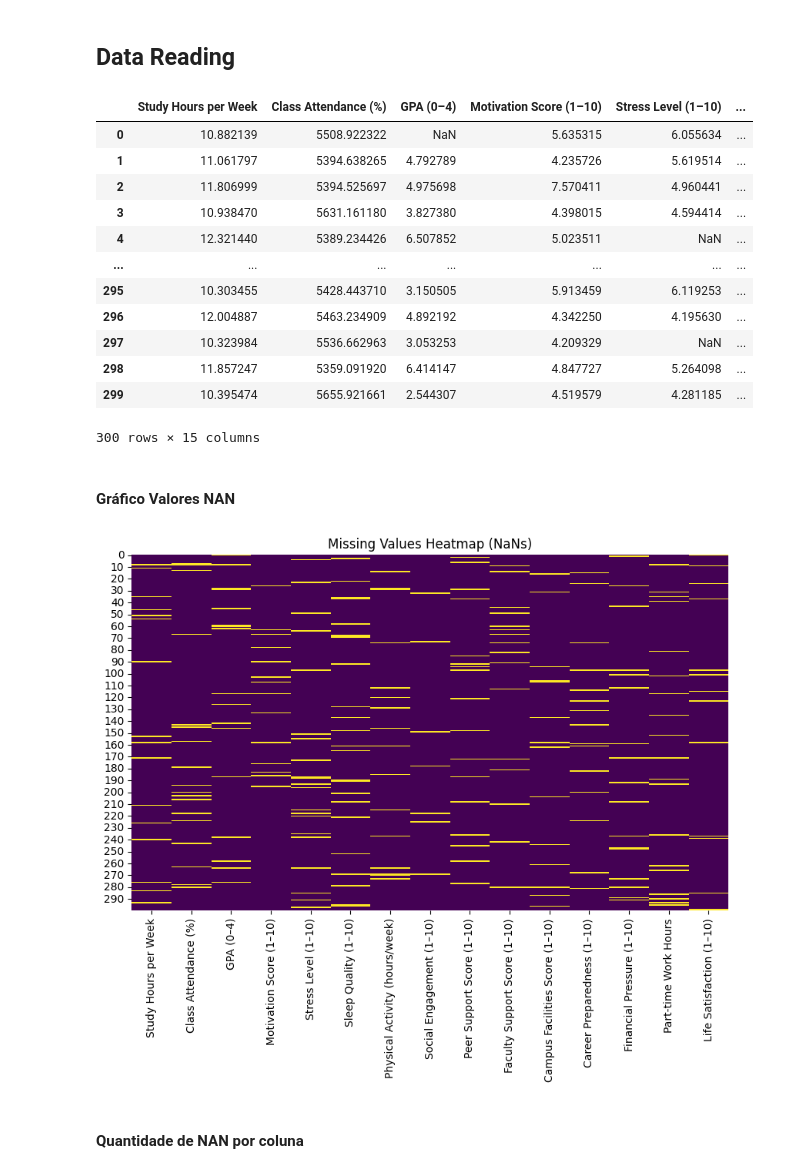
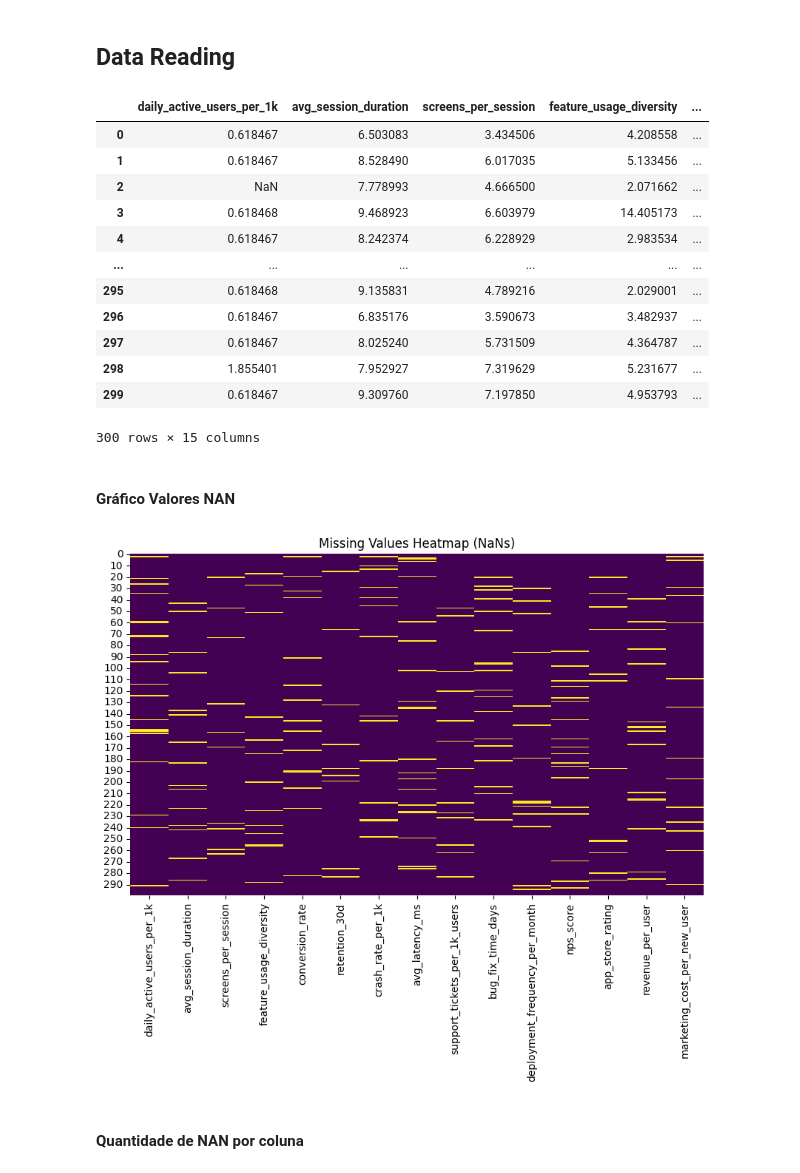
Before and after one commit to jfeiteira/Mini-projeto-do-PCA-e-Cluster, a Jupyter notebook: pca.ipynb, the cells around one changed output. Drawn from its saved outputs; the diff is of its cells as text; code cells hidden in the pictures.

```diff
--- a/pca.ipynb
+++ b/pca.ipynb
@@ -128,21 +125,21 @@ from scipy.stats import skew, kurtosis
 # %% [markdown]
 ## Data Reading
 # %%
-df = pd.read_csv('../datasets/data.csv')
+df = pd.read_csv('pca_group_6.csv')
 df
 # %% [output]
-|  | Study Hours per Week | Class Attendance (%) | GPA (0–4) | Motivation Score (1–10) | Stress Level (1–10) | ... |
-| 0 | 10.882139 | 5508.922322 | NaN | 5.635315 | 6.055634 | ... |
-| 1 | 11.061797 | 5394.638265 | 4.792789 | 4.235726 | 5.619514 | ... |
-| 2 | 11.806999 | 5394.525697 | 4.975698 | 7.570411 | 4.960441 | ... |
-| 3 | 10.938470 | 5631.161180 | 3.827380 | 4.398015 | 4.594414 | ... |
-| 4 | 12.321440 | 5389.234426 | 6.507852 | 5.023511 | NaN | ... |
-| ... | ... | ... | ... | ... | ... | ... |
-| 295 | 10.303455 | 5428.443710 | 3.150505 | 5.913459 | 6.119253 | ... |
-| 296 | 12.004887 | 5463.234909 | 4.892192 | 4.342250 | 4.195630 | ... |
-| 297 | 10.323984 | 5536.662963 | 3.053253 | 4.209329 | NaN | ... |
-| 298 | 11.857247 | 5359.091920 | 6.414147 | 4.847727 | 5.264098 | ... |
-| 299 | 10.395474 | 5655.921661 | 2.544307 | 4.519579 | 4.281185 | ... |
+|  | daily_active_users_per_1k | avg_session_duration | screens_per_session | feature_usage_diversity | ... |
+| 0 | 0.618467 | 6.503083 | 3.434506 | 4.208558 | ... |
+| 1 | 0.618467 | 8.528490 | 6.017035 | 5.133456 | ... |
+| 2 | NaN | 7.778993 | 4.666500 | 2.071662 | ... |
+| 3 | 0.618468 | 9.468923 | 6.603979 | 14.405173 | ... |
+| 4 | 0.618467 | 8.242374 | 6.228929 | 2.983534 | ... |
+| ... | ... | ... | ... | ... | ... |
+| 295 | 0.618468 | 9.135831 | 4.789216 | 2.029001 | ... |
+| 296 | 0.618467 | 6.835176 | 3.590673 | 3.482937 | ... |
+| 297 | 0.618467 | 8.025240 | 5.731509 | 4.364787 | ... |
+| 298 | 1.855401 | 7.952927 | 7.319629 | 5.231677 | ... |
+| 299 | 0.618467 | 9.309760 | 7.197850 | 4.953793 | ... |
 300 rows × 15 columns
 # %% [markdown]
 #### **Gráfico Valores NAN**
@@ -152,7 +149,7 @@ sns.heatmap(df.isnull(), cbar=False, cmap='viridis')
 plt.title('Missing Values Heatmap (NaNs)')
 plt.show()
 # %% [output]
-[figure, old version]
+[figure, new version]
 # %% [markdown]
 #### Quantidade de NAN por coluna
 # %%
```
Also changed, not shown: parts of 44 cells of this notebook.
